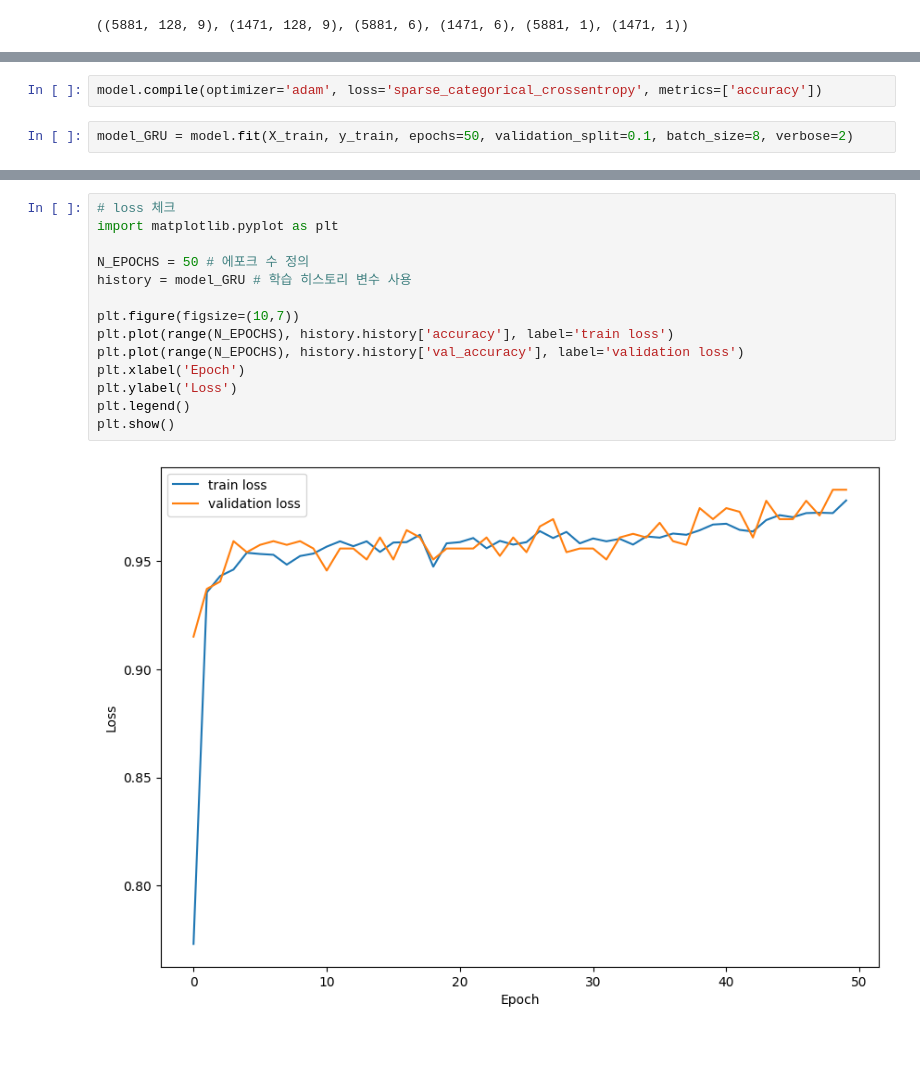
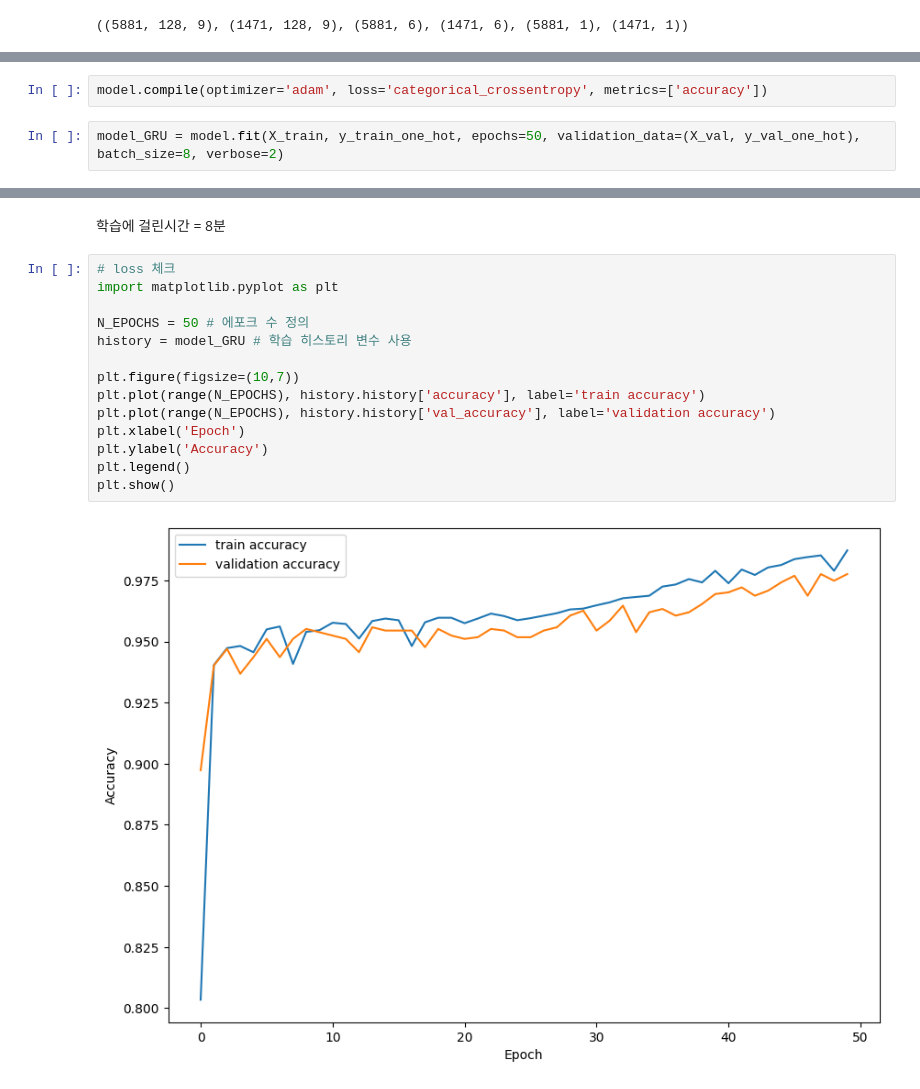
Before and after one commit to Sevenc1over/AI-class, a Jupyter notebook: 10주차/텐서플로우_GRU.ipynb, the cells around one changed output, grey strips where cells are left out. Saved outputs shown, nothing was run; the diff lists cells and outputs as text; blank space fills up the shorter version.

```diff
--- a/10주차/텐서플로우_GRU.ipynb
+++ b/10주차/텐서플로우_GRU.ipynb
@@ -107,8 +107,8 @@ Model: "sequential_4"
  Trainable params: 0 (0.00 B)
  Non-trainable params: 0 (0.00 B)
 # %%
-model.compile(optimizer='adam', loss='sparse_categorical_crossentropy', metrics=['accuracy'])
+model.compile(optimizer='adam', loss='categorical_crossentropy', metrics=['accuracy'])
 # %%
-model_GRU = model.fit(X_train, y_train, epochs=50, validation_split=0.1, batch_size=8, verbose=2)
+model_GRU = model.fit(X_train, y_train_one_hot, epochs=50, validation_data=(X_val, y_val_one_hot), batch_size=8, verbose=2)
 # %% [output]
 Epoch 1/50
@@ -131,19 +131,21 @@ Epoch 50/50
+# %% [markdown]
+학습에 걸린시간 = 8분
 # %%
 # loss 체크
 import matplotlib.pyplot as plt
 
 N_EPOCHS = 50 # 에포크 수 정의
 history = model_GRU # 학습 히스토리 변수 사용
 
 plt.figure(figsize=(10,7))
-plt.plot(range(N_EPOCHS), history.history['accuracy'], label='train loss')
-plt.plot(range(N_EPOCHS), history.history['val_accuracy'], label='validation loss')
+plt.plot(range(N_EPOCHS), history.history['accuracy'], label='train accuracy')
+plt.plot(range(N_EPOCHS), history.history['val_accuracy'], label='validation accuracy')
 plt.xlabel('Epoch')
-plt.ylabel('Loss')
+plt.ylabel('Accuracy')
 plt.legend()
 plt.show()
 # %% [output]
-[figure, old version]
+[figure, new version]
 # %%
 # loss 체크
 import matplotlib.pyplot as plt
```
Also changed, not shown: parts of 4 cells of this notebook.
